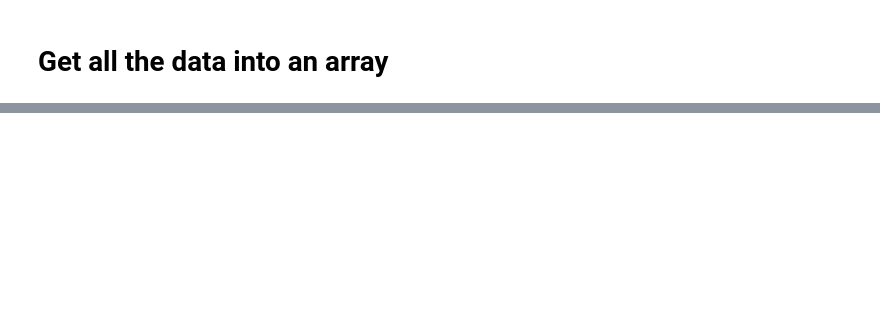
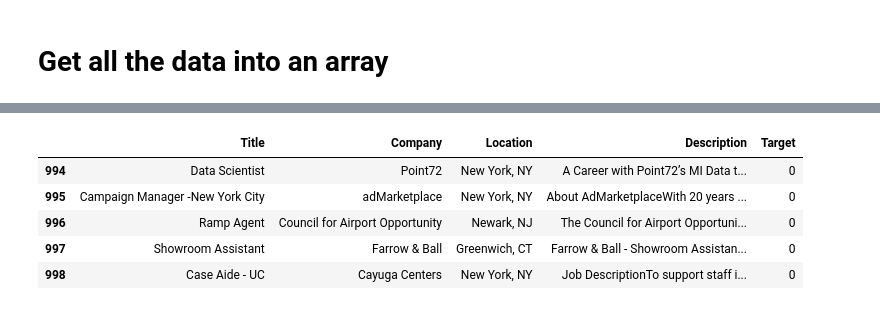
Before and after one commit to rmei97/word_cloud, a Jupyter notebook: analysis.ipynb, the cells around one changed output, grey strips where cells are left out. Saved outputs shown, nothing was run; the diff lists cells and outputs as text; code cells hidden in the pictures; blank space fills up the shorter version.

```diff
--- a/analysis.ipynb
+++ b/analysis.ipynb
@@ -133,0 +162,9 @@ df.head()
+# %%
+full_df.tail()
+# %% [output]
+|  | Title | Company | Location | Description | Target |
+| 994 | Data Scientist | Point72 | New York, NY | A Career with Point72’s MI Data t... | 0 |
+| 995 | Campaign Manager -New York City | adMarketplace | New York, NY | About AdMarketplaceWith 20 years ... | 0 |
+| 996 | Ramp Agent | Council for Airport Opportunity | Newark, NJ | The Council for Airport Opportuni... | 0 |
+| 997 | Showroom Assistant | Farrow & Ball | Greenwich, CT | Farrow & Ball - Showroom Assistan... | 0 |
+| 998 | Case Aide - UC | Cayuga Centers | New York, NY | Job DescriptionTo support staff i... | 0 |
```
Also changed, not shown: parts of 15 cells of this notebook.
